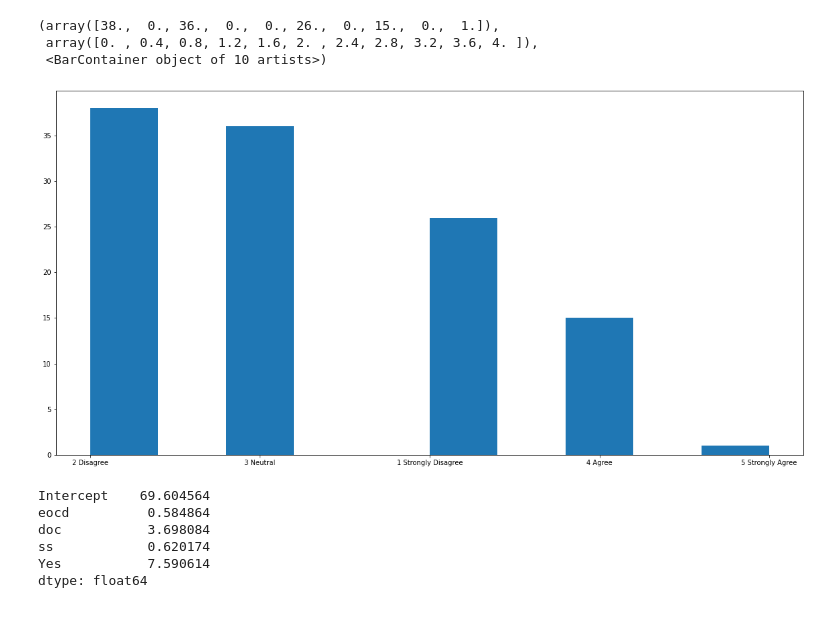
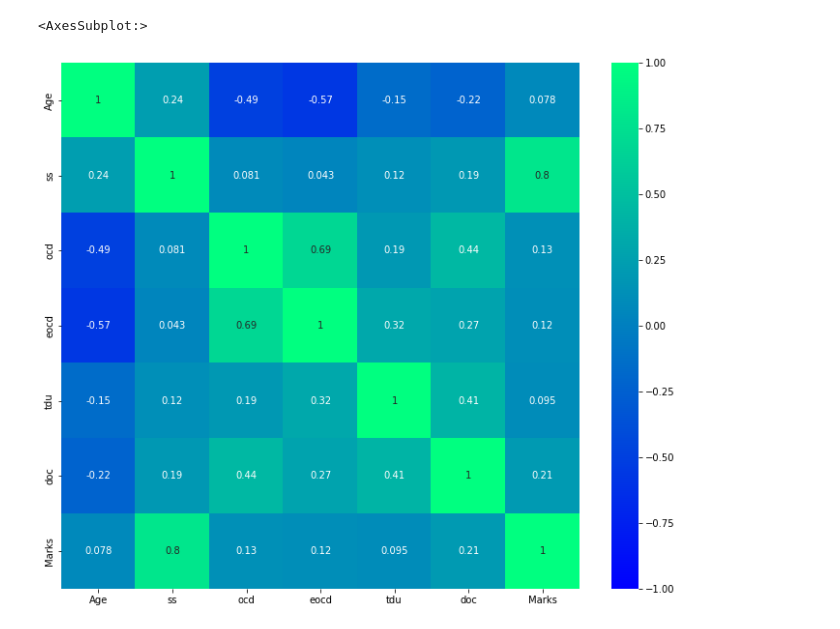
Before and after one commit to BALAJI24092001/Student-Perception-Analysis, a Jupyter notebook: StudentPercetionAnalysis.ipynb, the cells around one changed output. Drawn from its saved outputs; the diff is of its cells as text; code cells hidden in the pictures.

```diff
--- a/StudentPercetionAnalysis.ipynb
+++ b/StudentPercetionAnalysis.ipynb
@@ -137,8 +80,0 @@ da.head(10)
-# %%
-plt.figure(figsize=(20, 10))
-plt.hist(x = data['Perception on Online Classes [Better in understanding the concept .]'], hu
-# %% [output]
-(array([38.,  0., 36.,  0.,  0., 26.,  0., 15.,  0.,  1.]),
- array([0. , 0.4, 0.8, 1.2, 1.6, 2. , 2.4, 2.8, 3.2, 3.6, 4. ]),
- <BarContainer object of 10 artists>)
-[figure, removed]
@@ -158,10 +81,6 @@ da1['Marks'] = da['Marks']
-# %%
-model = sm.ols('Marks ~ eocd + doc + ss + Yes', da1).fit();
-print(model.params)
-# %% [output]
-Intercept    69.604564
-eocd          0.584864
-doc           3.698084
-ss            0.620174
-Yes           7.590614
-dtype: float64
+# %%
+plt.figure(figsize=(12, 10))
+sns.heatmap(data=data.corr(), annot=True, vmin=-1, cmap='winter')
+# %% [output]
+<AxesSubplot:>
+[figure, added]
```
Also changed, not shown: parts of 62 cells of this notebook.
